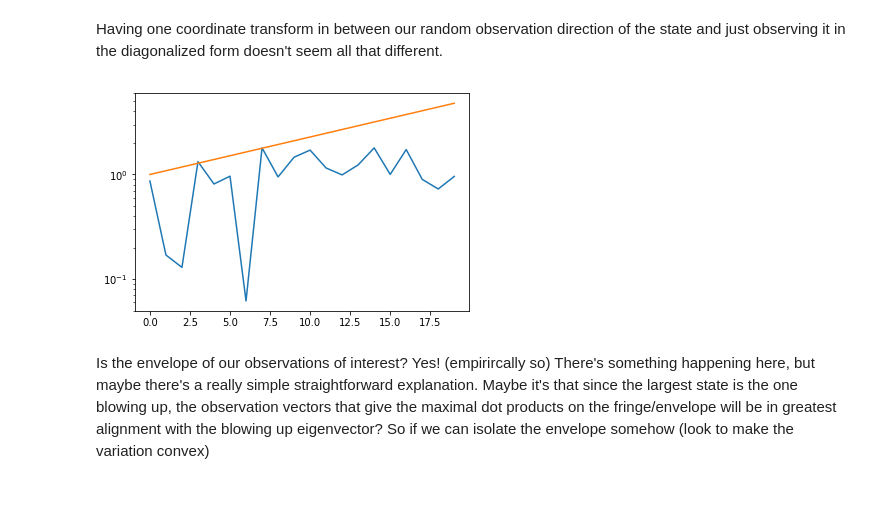
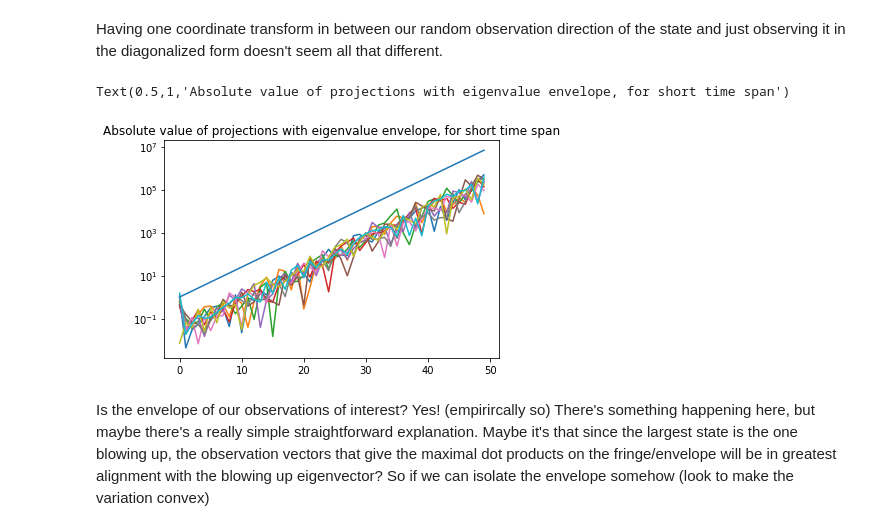
Before and after one commit to rahularya50/control-proj, a Jupyter notebook: Jupyter Notebooks/Randomized Eigenvalues (Diagonal Case).ipynb, the cells around one changed output. Drawn from its saved outputs; the diff is of its cells as text; code cells hidden in the pictures; blank space fills up the shorter version.

```diff
--- a/Jupyter Notebooks/Randomized Eigenvalues (Diagonal Case).ipynb
+++ b/Jupyter Notebooks/Randomized Eigenvalues (Diagonal Case).ipynb
@@ -9,8 +9,8 @@ from linalg_helper import *
 # %% [markdown]
 First, we'll simulate a system with 10 dimensions, 1 unstable eigenvalue and all others stable
 # %%
-dim = 10
-A = make_random_diagonal_matrix(dim, 1, 0.5, 1)
+dim = 100
+A = make_random_diagonal_matrix(dim, 1, 0.7, 1)
 print('Eigenvalues of matrix')
 for i in range(dim):
     print(A[i, i])
@@ -19,8 +19,8 @@ x_init = np.ones(dim)
 x = simulate_free_response(A, 20, x_init)
 x_obs = (C.dot(x.T)).T
 print('\nActual states')
-plot_state_trace(x)
+#plot_state_trace(x)
 print('Observed through matrix')
-plot_state_trace(x_obs)
+#plot_state_trace(x_obs)
 # %% [output]
 Eigenvalues of matrix
@@ -53,9 +45,9 @@ Given random rotation of the state, all outputs will seem to diverge, or begin e
 # %%
 Q = make_random_subspace(dim, dim)
 # %%
-N = 1000
+N = 100
 A_bar = Q @ A @ Q.T
 x1 = simulate_free_response(A_bar, 20, x_init)
-plot_state_trace(x1)
+#plot_state_trace(x1)
 x2 = simulate_free_response(A_bar, N, x_init)
-plot_state_trace(x2)
+#plot_state_trace(x2)
@@ -78,20 +56,27 @@ Asymptotic behavior doesn't show up until after a while in the unstable system.
 # %% [markdown]
 Having one coordinate transform in between our random observation direction of the state and just observing it in the diagonalized form doesn't seem all that different.
 # %%
-trials = 100
-obs = np.zeros([(N+1)*trials, dim])
+trials = 10
+obs_vecs = np.zeros([(N+1)*trials, dim])
 
 for i in range((N+1)*trials):
-    obs[i,:] = make_random_direction(dim).reshape([1, dim])
+    obs_vecs[i,:] = make_random_direction(dim).reshape([1, dim])
-# %%
-for i in range(1):
-    obs_curr = obs[(N+1)*i:(N+1)*(i+1), :]
-    obs_vec = [abs((obs_curr @ x2.T)[i, i]) for i in range(N+1)]
-    plt.plot(range(20), obs_vec[0:20])
-plt.plot(range(20), [A[0, 0] ** n for n in range(20)])
-#plt.plot(range(N+1), [-A[0, 0] ** n for n in range(N+1)])
-plt.yscale('log')
-# %% [output]
-[figure, removed]
+# %%
+t_final = 50
+lambda_vec = np.array([A[0,0] ** n for n in range(t_final)])
+
+obs = np.zeros([N+1, 0])
+
+for i in range(trials):
+    obs_curr = obs_vecs[(N+1)*i:(N+1)*(i+1), :]
+    obs_vec = np.abs(np.diagonal(obs_curr @ x2.T))
+    obs = np.hstack((obs, obs_vec.reshape([N+1, 1])))
+    plt.plot(range(t_final), obs_vec[0:t_final])
+plt.plot(range(t_final), lambda_vec)
+plt.yscale('log')
+plt.title('Absolute value of projections with eigenvalue envelope, for short time span')
+# %% [output]
+Text(0.5,1,'Absolute value of projections with eigenvalue envelope, for short time span')
+[figure, added]
 # %% [markdown]
 Is the envelope of our observations of interest? Yes! (empirircally so) There's something happening here, but maybe there's a really simple straightforward explanation. Maybe it's that since the largest state is the one blowing up, the observation vectors that give the maximal dot products on the fringe/envelope will be in greatest alignment with the blowing up eigenvector? So if we can isolate the envelope somehow (look to make the variation convex)
```
Also changed, not shown: parts of 7 cells of this notebook.
